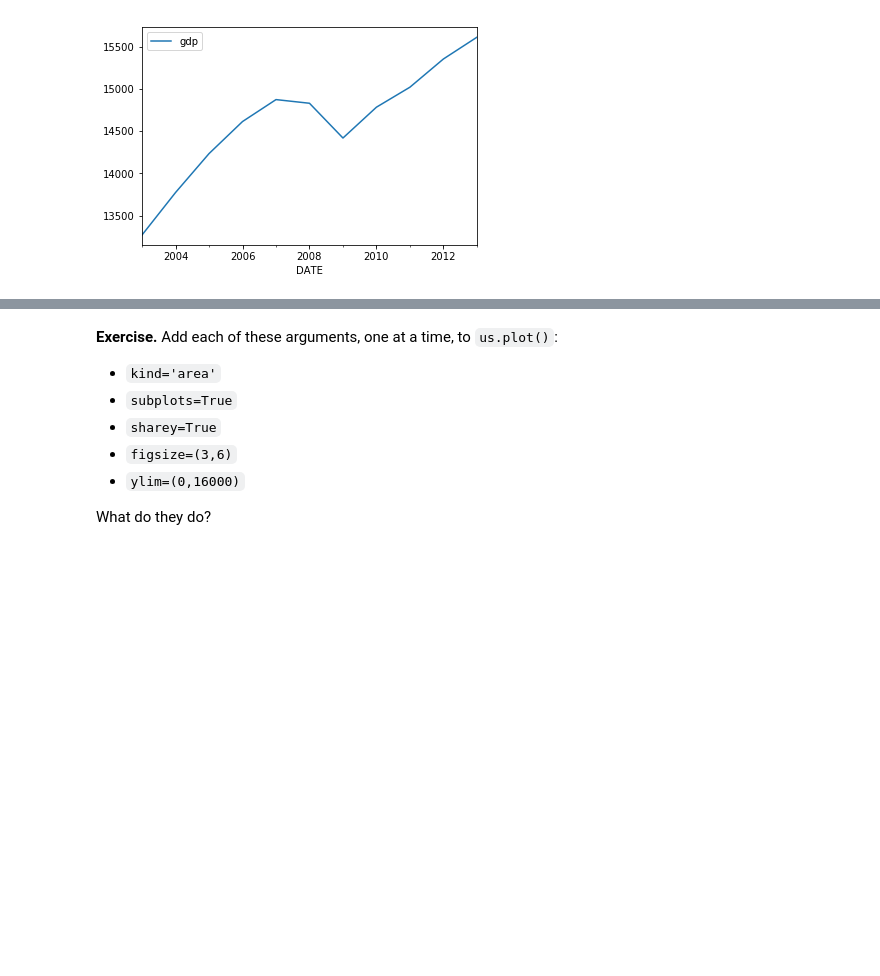
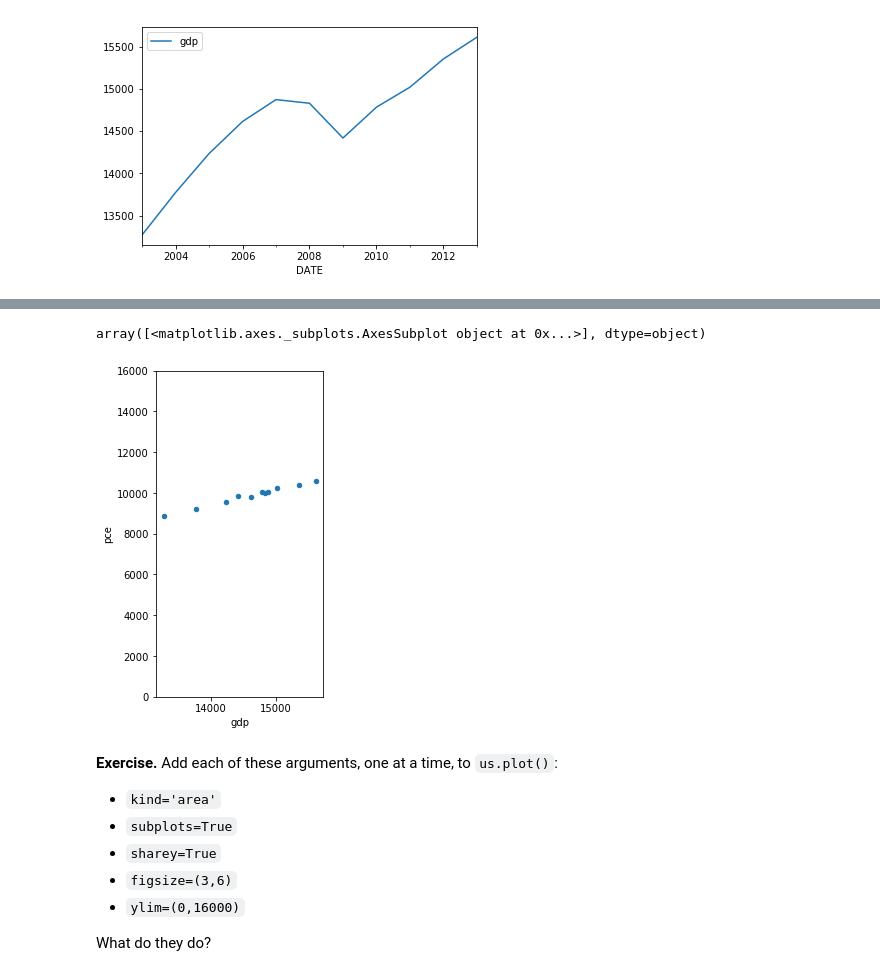
Before and after one commit to missyalienn/nyuDataBootcamp, a Jupyter notebook: bootcamp_graphics_s17_MBA.ipynb, the cells around one changed output, grey strips where cells are left out. Drawn from its saved outputs; the diff is of its cells as text; code cells hidden in the pictures; blank space fills up the shorter version.

Commit message:
more pandas and matplotlib practice

```diff
--- a/bootcamp_graphics_s17_MBA.ipynb
+++ b/bootcamp_graphics_s17_MBA.ipynb
@@ -196,7 +216,10 @@ us.plot(kind='bar')
 # we need to be explicit about the x and y variables: x = 'gdp', y = 'pce'
 us.plot.scatter('gdp', 'pce')
 # %%
-us.plot('gdp', 'pce', kind='scatter')
+us.plot('gdp', 'pce', kind='scatter', subplots=True, sharey=True, figsize=(3,6), ylim=(0,16000))
+# %% [output]
+array([<matplotlib.axes._subplots.AxesSubplot object at 0x...>], dtype=object)
+[figure, added]
 # %% [markdown]
 **Exercise.**  Add each of these arguments, one at a time, to `us.plot()`:
 
```
Also changed, not shown: parts of 23 cells of this notebook, 1 other file.
